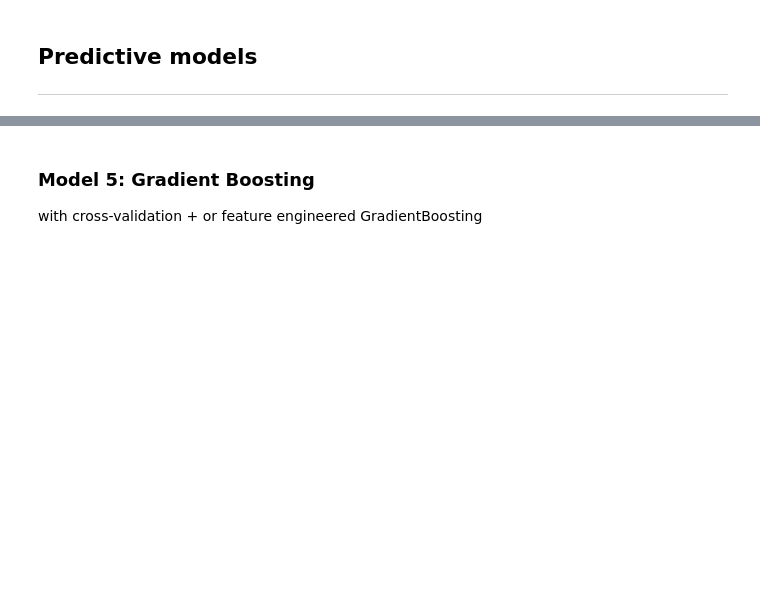
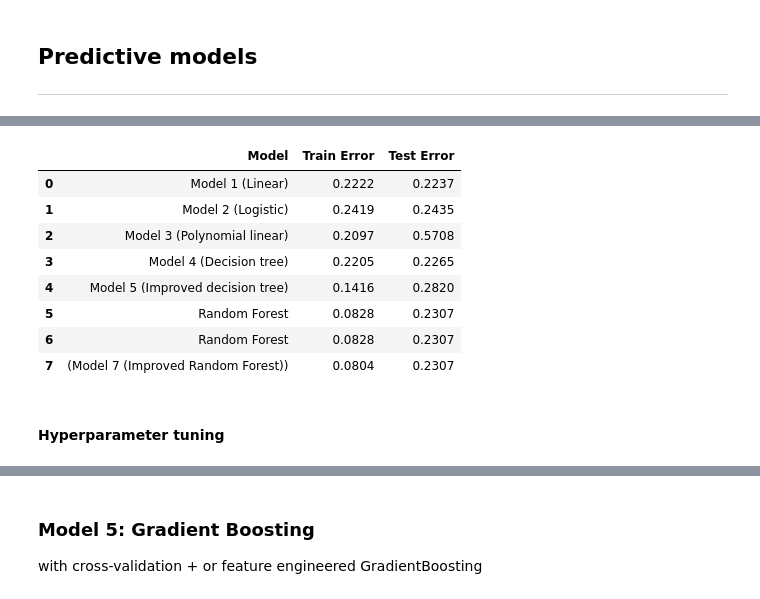
Before and after one commit to zsofiarebeka/ceu-ml1-ml2, a Jupyter notebook: Kaggle competition/Kaggle_Katona.ipynb, the cells around one changed output, grey strips where cells are left out. Drawn from its saved outputs; the diff is of its cells as text; code cells hidden in the pictures; blank space fills up the shorter version.

```diff
--- a/Kaggle competition/Kaggle_Katona.ipynb
+++ b/Kaggle competition/Kaggle_Katona.ipynb
@@ -358,0 +410,54 @@ or feature engineered RandomForest
+# %%
+# Define the number of folds
+k_folds = 5
+
+# Create a KFold cross-validation splitter
+kf = KFold(n_splits=k_folds, shuffle=True, random_state=prng)
+
+# Define preprocessing steps
+preprocessor = Pipeline(steps=[
+    ('imputer', SimpleImputer(strategy='median')),
+    ('scaler', StandardScaler())
+])
+
+# Define RandomForest pipeline
+improved_rf = Pipeline(steps=[
+    ('preprocessor', preprocessor),
+    ('regressor', RandomForestRegressor(n_estimators=100, random_state=prng))
+])
+
+# Fit the model
+improved_rf.fit(X_train, y_train)
+
+# Defining a custom scorer
+def rmsle_scorer(estimator, X, y):
+    prediction = estimator.predict(X)
+    return calculateRMSLE(prediction, y)
+
+# Perform cross-validation
+cv_scores = cross_validate(improved_rf, X_train, y_train, cv=kf, scoring=rmsle_scorer)
+
+# Calculating the error on training set
+train_error_improved_rf = calculateRMSLE(improved_rf.predict(X_train), y_train)
+
+# Calculating the error on test set
+test_error_improved_rf = calculateRMSLE(improved_rf.predict(X_test), y_test)
+
+# Displaying the results
+new_results_improved_rf = pd.DataFrame({'Model': ['Model 7 (Improved Random Forest)'],
+                            'Train Error': [train_error_improved_rf],
+                            'Test Error': [test_error_improved_rf]})
+model_results = pd.concat([model_results, new_results_improved_rf], ignore_index=True)
+model_results
+# %% [output]
+|  | Model | Train Error | Test Error |
+| 0 | Model 1 (Linear) | 0.2222 | 0.2237 |
+| 1 | Model 2 (Logistic) | 0.2419 | 0.2435 |
+| 2 | Model 3 (Polynomial linear) | 0.2097 | 0.5708 |
+| 3 | Model 4 (Decision tree) | 0.2205 | 0.2265 |
+| 4 | Model 5 (Improved decision tree) | 0.1416 | 0.2820 |
+| 5 | Random Forest | 0.0828 | 0.2307 |
+| 6 | Random Forest | 0.0828 | 0.2307 |
+| 7 | (Model 7 (Improved Random Forest)) | 0.0804 | 0.2307 |
+# %% [markdown]
+#### Hyperparameter tuning
```
Also changed, not shown: parts of 29 cells of this notebook.
